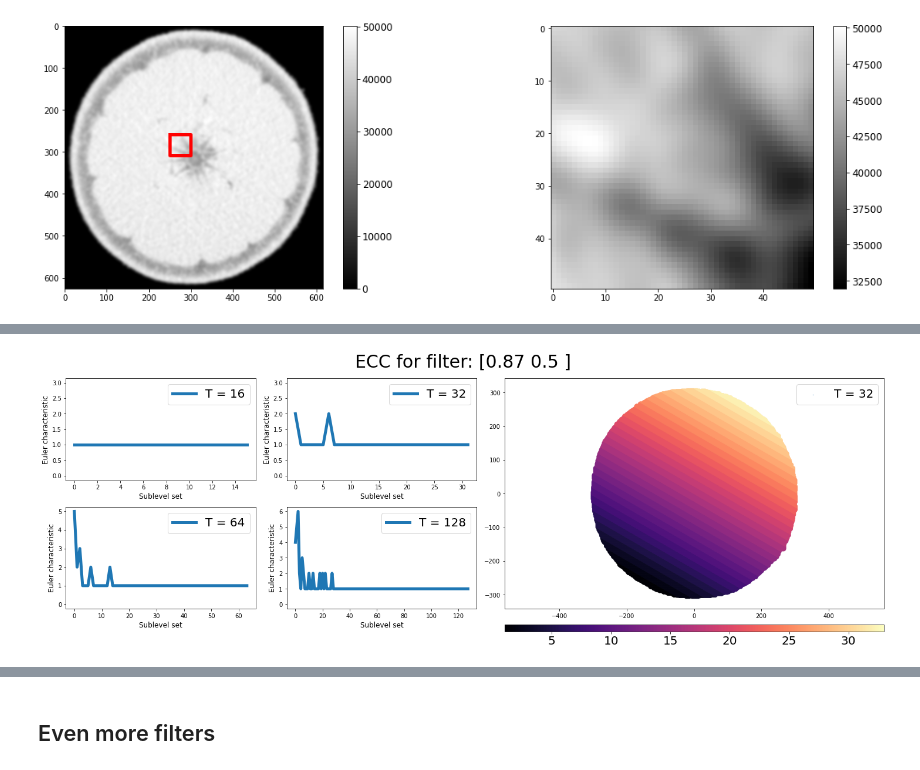
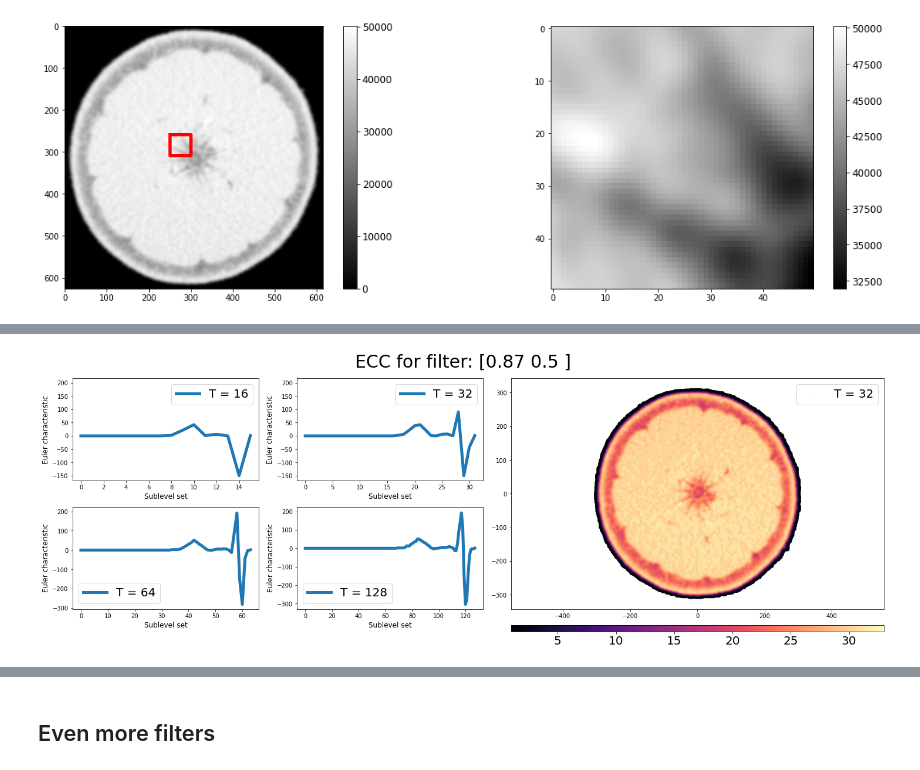
Before and after one commit to amezqui3/demeter, a Jupyter notebook: tutorial/glbio2021_quantify_the_shape_in_biology.ipynb, the cells around one changed output, grey strips where cells are left out. Drawn from its saved outputs; the diff is of its cells as text; code cells hidden in the pictures.

```diff
--- a/tutorial/glbio2021_quantify_the_shape_in_biology.ipynb
+++ b/tutorial/glbio2021_quantify_the_shape_in_biology.ipynb
@@ -529,16 +496,16 @@ Euler Characteristic: 1
 # %%
 T = [16, 32, 64, 128, 256, 512]
 i = 2
 direction = circle_dirs[i, :]
-heights = np.sum(orange.cells[0]*direction, axis=1)
-#heights = orange.img[orange.img > 0]
+#heights = np.sum(orange.cells[0]*direction, axis=1)
+heights = orange.img[orange.img > 0]
 title=np.around(direction,2)
 
-ylim = (0,3)
-#ylim = (0,200)
+#ylim = (0,3)
+ylim = (0,200)
 plot_ecc_filtration(orange, heights, T, title=title, ylim=ylim)
 # %% [output]
-[figure, old version]
+[figure, new version]
 # %%
 t = 32
 tic = time.perf_counter()
```
Also changed, not shown: parts of 15 cells of this notebook, 1 other file.
